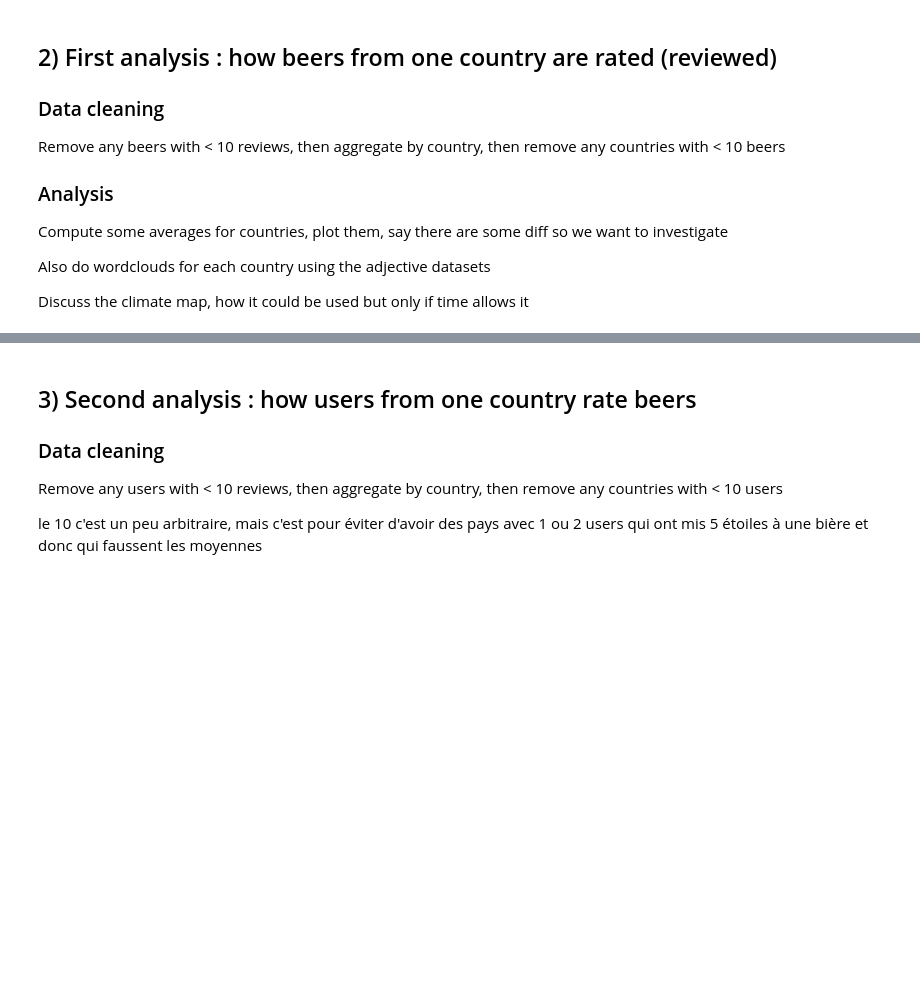
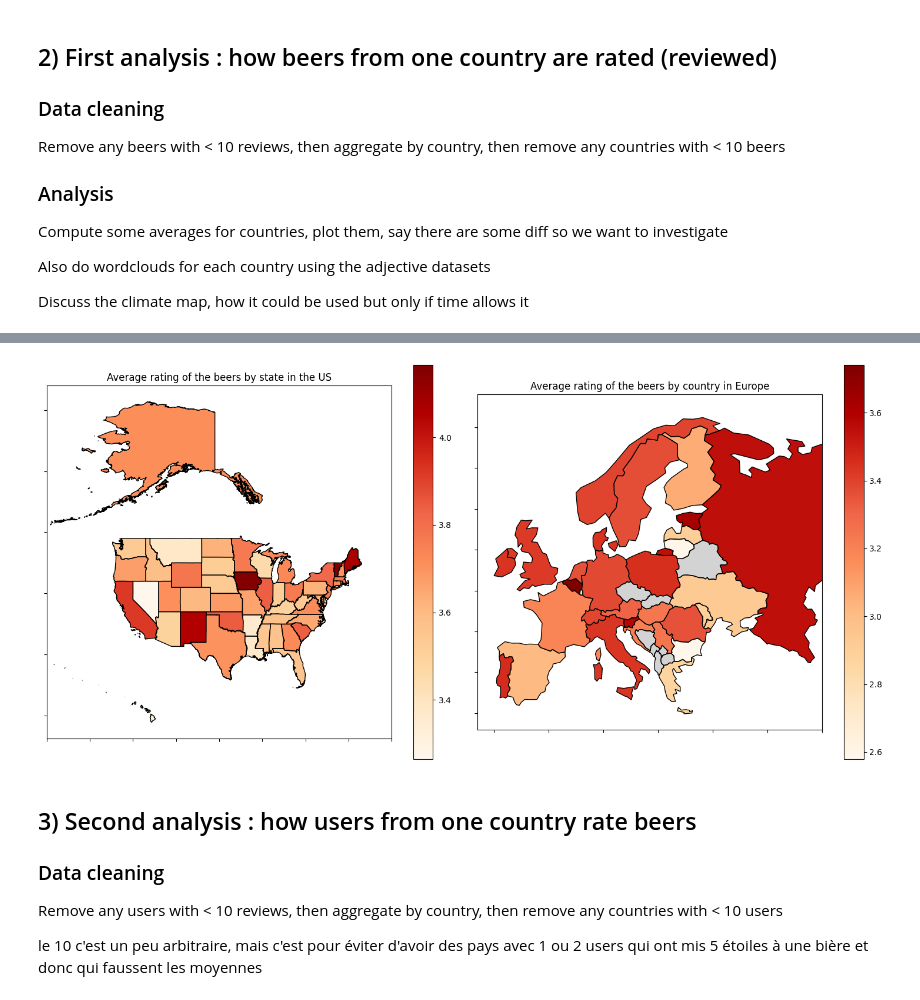
Before and after one commit to epfl-ada/ada-2023-project-riskybiscuits, a Jupyter notebook: main.ipynb, the cells around one changed output, grey strips where cells are left out. Drawn from its saved outputs; the diff is of its cells as text; code cells hidden in the pictures; blank space fills up the shorter version.

```diff
--- a/main.ipynb
+++ b/main.ipynb
@@ -165,0 +313,4 @@ Discuss the climate map, how it could be used but only if time allows it
+# %%
+europe_map = world[world["continent"] == "Europe"]
+
+europe_map.merge(avg_ratings, left_on="name", right_on="brewery_location", how="left")
@@ -166,3 +335,28 @@ Discuss the climate map, how it could be used but only if time allows it
+# %%
+# Plot
+fig, ax = plt.subplots(1, 2)
+fig.set_size_inches(15, 7)
+
+us_map_shifted.boundary.plot(ax=ax[0], linewidth=1, color="black")
+us_map_shifted.plot(column="avg_rating", ax=ax[0], legend=True, cmap="OrRd", missing_kwds={"color": "lightgrey"})
+ax[0].set_xticklabels([])
+ax[0].set_yticklabels([])
+ax[0].set_xlim(-140, -60)
+ax[0].set_title("Average rating of the beers by state in the US")
+
+
+europe_map.boundary.plot(ax=ax[1], linewidth=1, color="black")
+europe_map.plot(column="avg_rating", ax=ax[1], legend=True, cmap="OrRd", missing_kwds={"color": "lightgrey"})
+ax[1].set_xticklabels([])
+ax[1].set_yticklabels([])
+ax[1].set_xlim(-13, 50)
+ax[1].set_ylim(33, 74)
+ax[1].set_title("Average rating of the beers by country in Europe")
+
+plt.tight_layout()
+plt.show()
+# %% [output]
+[figure, added]
 # %% [markdown]
 ## 3) Second analysis : how users from one country rate beers
 
```
Also changed, not shown: parts of 10 cells of this notebook, 8 other files.
